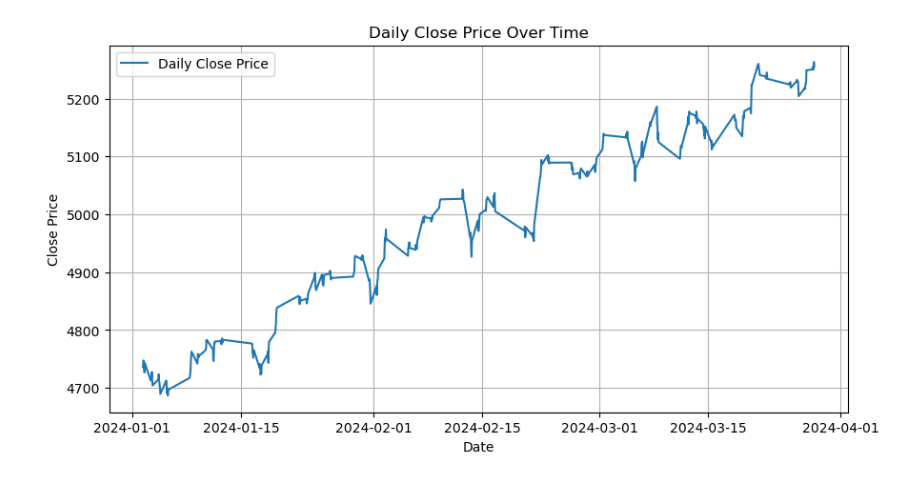
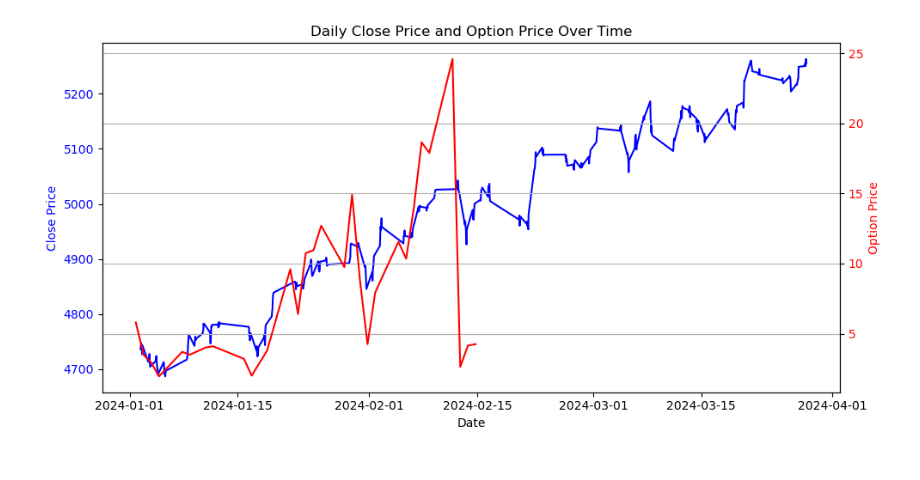
Before and after one commit to YashDVardhan/CQC-Derivatives-2024, a Jupyter notebook: tester.ipynb, the cells around one changed output. Cells and saved outputs as stored; diff of their text form; code cells hidden in the pictures.

```diff
--- a/tester.ipynb
+++ b/tester.ipynb
@@ -10,17 +8,45 @@ underlying.columns = underlying.columns.str.lower()
-# %%
-underlying['date'] = pd.to_datetime(underlying['date'])
-underlying.set_index('date', inplace=True)
-
-plt.figure(figsize=(10, 5))
-plt.plot(underlying.index, underlying['close'], label='Daily Close Price')
-plt.xlabel('Date')
-plt.ylabel('Close Price')
-plt.title('Daily Close Price Over Time')
-plt.legend()
-plt.grid(True)
-plt.show()
-# %% [output]
-[figure, removed]
+# %%
+options_data_instrument = options.loc[options['symbol'].str.contains('240216C05030000'), :]
+options_data_instrument.sort_values(['day', 'bid_px_00'], ascending=[True, False])
+instrument_data = options_data_instrument.groupby('day').first()
+
+instrument_data['price'] = (instrument_data['bid_px_00'] + instrument_data['ask_px_00']) / 2
+# %%
+# Load and preprocess underlying data
+underlying = pd.read_csv("data/underlying_data_hour.csv")
+underlying.columns = underlying.columns.str.lower()
+underlying['date'] = pd.to_datetime(underlying['date'])
+underlying.set_index('date', inplace=True)
+
+# Load and preprocess instrument data
+instrument_data = instrument_data.reset_index()
+instrument_data['day'] = pd.to_datetime(instrument_data['day'])
+instrument_data.set_index('day', inplace=True)
+
+# Create the plot
+fig, ax1 = plt.subplots(figsize=(10, 5))
+
+# Plot the underlying data on the left y-axis
+ax1.plot(underlying.index, underlying['close'], label='Daily Close Price', color='b')
+ax1.set_xlabel('Date')
+ax1.set_ylabel('Close Price', color='b')
+ax1.tick_params(axis='y', labelcolor='b')
+
+# Create a second y-axis
+ax2 = ax1.twinx()
+ax2.plot(instrument_data.index, instrument_data['price'], label='Option Price', color='r')
+ax2.set_ylabel('Option Price', color='r')
+ax2.tick_params(axis='y', labelcolor='r')
+
+# Add title and grid
+plt.title('Daily Close Price and Option Price Over Time')
+fig.tight_layout()
+plt.grid(True)
+
+# Show the plot
+plt.show()
+# %% [output]
+[figure, added]
 # %%
 options['ts_recv'] = pd.to_datetime(options['ts_recv'])
 options.set_index('ts_recv', inplace=True)
```
Also changed, not shown: parts of 13 cells of this notebook, 6 other files.
